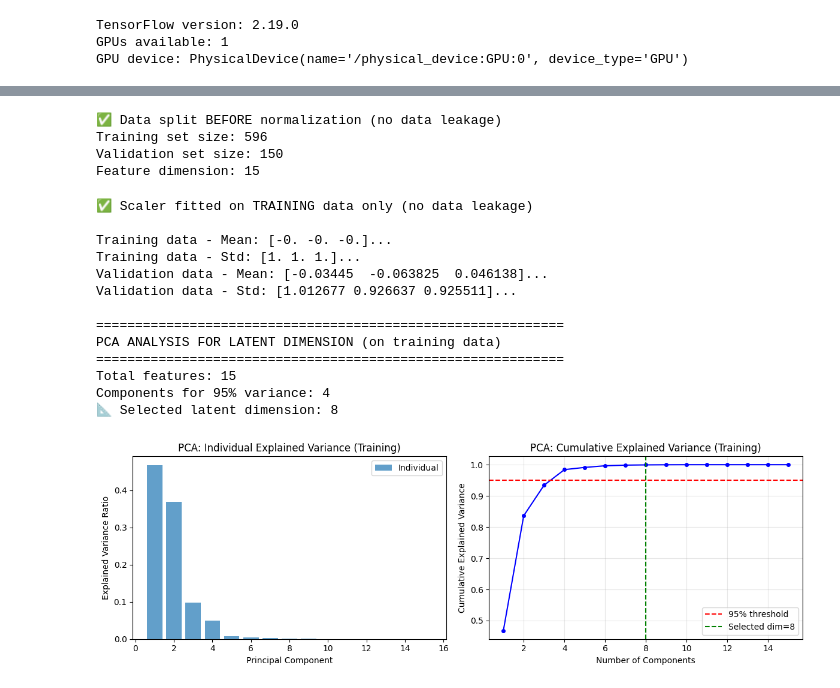
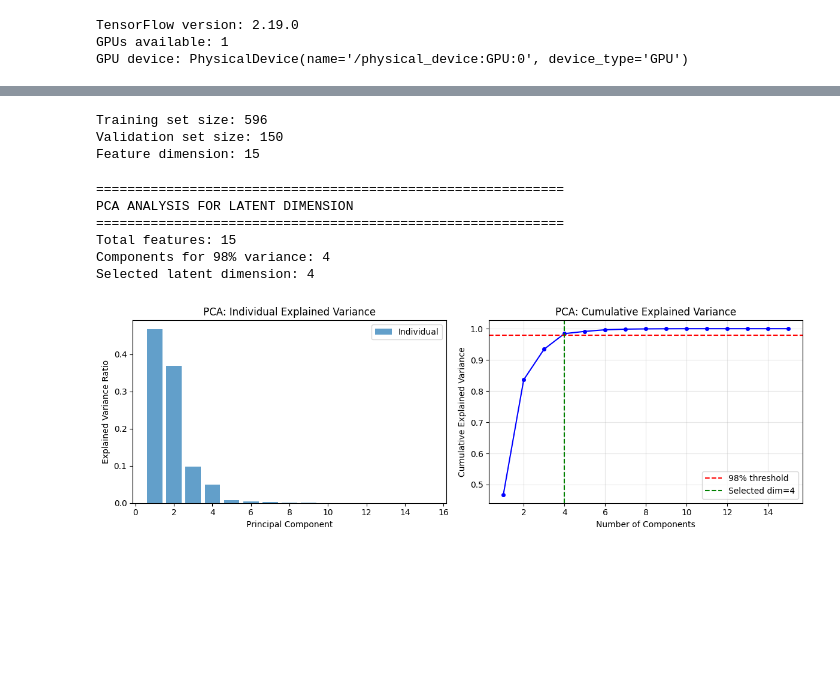
Before and after one commit to AMRAli-AG/coreX, a Jupyter notebook: AI/Notebooks/autoencider-model-matlab_v1.ipynb, the cells around one changed output, grey strips where cells are left out. Cells and saved outputs as stored; diff of their text form; code cells hidden in the pictures; blank space fills up the shorter version.

```diff
--- a/AI/Notebooks/autoencider-model-matlab_v1.ipynb
+++ b/AI/Notebooks/autoencider-model-matlab_v1.ipynb
@@ -93,7 +93,7 @@ def preprocess_data(df, add_noise=True, noise_std=0.001):
     Preprocess the robot joint dataset:
     1. Drop time column
     2. Ensure all numeric
-    3. Compute joint velocities if missing
+    3. Check joint velocities
     4. Optionally add Gaussian noise for robustness
     """
     df_proc = df.copy()
@@ -106,7 +106,7 @@ def preprocess_data(df, add_noise=True, noise_std=0.001):
 
     # 2. Ensure all columns are numeric
     for col in df_proc.columns:
-        df_proc[col] = pd.to_numeric(df_proc[col], errors='coerce')
+        df_proc[col] = pd.to_numeric(df_proc[col], errors='coerce') # Convert non-numeric to NaN
 
     # Drop rows with NaN
     initial_rows = len(df_proc)
@@ -114,28 +114,20 @@ def preprocess_data(df, add_noise=True, noise_std=0.001):
     if len(df_proc) < initial_rows:
         print(f"Dropped {initial_rows - len(df_proc)} rows with NaN values")
 
-    # 3. Check for velocity columns and compute if missing
+    # 3. Check for velocity columns
     joint_cols = [c for c in df_proc.columns if c.startswith('Q') and 'vel' not in c.lower()]
     vel_cols = [c for c in df_proc.columns if c.startswith('dQ') and 'vel' not in c.lower()]
 
     print(f"\nJoint angle columns found: {joint_cols}")
     print(f"Velocity columns found: {vel_cols}")
 
-    if len(vel_cols) == 0 and len(joint_cols) > 0:
-        print("\n⚠️  No velocity columns found - computing from finite differences...")
-        for jcol in joint_cols:
-            vel_col_name = f"{jcol}_vel"
-            # Compute velocity using finite differences (forward difference)
-            df_proc[vel_col_name] = df_proc[jcol].diff().fillna(0)
-        print(f"Created velocity columns: {[f'{j}_vel' for j in joint_cols]}")
-
     # 4. Optionally add small Gaussian noise for robustness
     if add_noise:
-        print(f"\n🔊 Adding Gaussian noise (std={noise_std}) for robustness...")
+        print(f"\nAdding Gaussian noise (std={noise_std}) for robustness...")
         noise = np.random.normal(0, noise_std, df_proc.shape)
         df_proc = df_proc + noise
 
-    print(f"\n✅ Final preprocessed shape: {df_proc.shape}")
+    print(f"\nFinal preprocessed shape: {df_proc.shape}")
     print(f"Final columns: {df_proc.columns.tolist()}")
 
     return df_proc
@@ -162,92 +154,75 @@ Final columns: ['Q1', 'Q2', 'Q3', 'Q4', 'Q5', 'Q6', 'dQ1', 'dQ2', 'dQ3', 'dQ4',
 # CELL 4: Train/Val Split FIRST (to avoid data leakage)
 # =============================================================================
 
-# IMPORTANT: Split BEFORE any preprocessing to avoid data leakage!
 X_raw = df_processed.values
 
 # Split data: 80% train, 20% validation
 X_train_raw, X_val_raw = train_test_split(X_raw, test_size=0.2, random_state=42)
 
-print(f"✅ Data split BEFORE normalization (no data leakage)")
 print(f"Training set size: {X_train_raw.shape[0]}")
 print(f"Validation set size: {X_val_raw.shape[0]}")
 print(f"Feature dimension: {X_train_raw.shape[1]}")
 # %% [output]
-✅ Data split BEFORE normalization (no data leakage)
 Training set size: 596
 Validation set size: 150
 Feature dimension: 15
 # %%
 # =============================================================================
-# CELL 5: Normalize Data (fit on TRAINING only!) & PCA Analysis
+# CELL 5: Normalize Data & PCA Analysis
 # =============================================================================
 
-# ✅ CORRECT: Fit scaler on TRAINING data only
 scaler = StandardScaler()
-X_train = scaler.fit_transform(X_train_raw)  # fit + transform on training
-X_val = scaler.transform(X_val_raw)          # only transform on validation
-
-print(f"✅ Scaler fitted on TRAINING data only (no data leakage)")
-print(f"\nTraining data - Mean: {X_train.mean(axis=0).round(6)[:3]}...")
-print(f"Training data - Std: {X_train.std(axis=0).round(6)[:3]}...")
-print(f"Validation data - Mean: {X_val.mean(axis=0).round(6)[:3]}...")  # Won't be exactly 0
-print(f"Validation data - Std: {X_val.std(axis=0).round(6)[:3]}...")    # Won't be exactly 1
+X_train = scaler.fit_transform(X_train_raw)
+X_val = scaler.transform(X_val_raw)
 
 # Use PCA on TRAINING data only to determine latent dimension
 pca_full = PCA()
-pca_full.fit(X_train)  # ✅ fit on training only
+pca_full.fit(X_train)
 
 cumulative_variance = np.cumsum(pca_full.explained_variance_ratio_)
 
-# Find number of components for 95% variance
-n_components_95 = np.argmax(cumulative_variance >= 0.95) + 1
+# Find number of components for 98% variance
+n_components = np.argmax(cumulative_variance >= 0.98) + 1
 
-# Bound between 8 and 16
-latent_dim = max(8, min(16, n_components_95))
+# Bound between 2 and 16
+latent_dim = max(2, min(16, n_components))
 
 print(f"\n{'='*60}")
-print("PCA ANALYSIS FOR LATENT DIMENSION (on training data)")
+print("PCA ANALYSIS FOR LATENT DIMENSION")
 print(f"{'='*60}")
 print(f"Total features: {X_train.shape[1]}")
-print(f"Components for 95% variance: {n_components_95}")
-print(f"📐 Selected latent dimension: {latent_dim}")
+print(f"Components for 98% variance: {n_components}")
+print(f"Selected latent dimension: {latent_dim}")
 
 # Plot explained variance
 fig, axes = plt.subplots(1, 2, figsize=(12, 4))
 
 axes[0].bar(range(1, len(pca_full.explained_variance_ratio_)+1),
             pca_full.explained_variance_ratio_, alpha=0.7, label='Individual')
 axes[0].set_xlabel('Principal Component')
 axes[0].set_ylabel('Explained Variance Ratio')
-axes[0].set_title('PCA: Individual Explained Variance (Training)')
+axes[0].set_title('PCA: Individual Explained Variance')
 axes[0].legend()
 
 axes[1].plot(range(1, len(cumulative_variance)+1), cumulative_variance, 'b-o', markersize=4)
-axes[1].axhline(y=0.95, color='r', linestyle='--', label='95% threshold')
+axes[1].axhline(y=0.98, color='r', linestyle='--', label='98% threshold')
 axes[1].axvline(x=latent_dim, color='g', linestyle='--', label=f'Selected dim={latent_dim}')
 axes[1].set_xlabel('Number of Components')
 axes[1].set_ylabel('Cumulative Explained Variance')
-axes[1].set_title('PCA: Cumulative Explained Variance (Training)')
+axes[1].set_title('PCA: Cumulative Explained Variance')
 axes[1].legend()
 axes[1].grid(True, alpha=0.3)
 
 plt.tight_layout()
 plt.show()
 # %% [output]
-✅ Scaler fitted on TRAINING data only (no data leakage)
-
-Training data - Mean: [-0. -0. -0.]...
-Training data - Std: [1. 1. 1.]...
-Validation data - Mean: [-0.03445  -0.063825  0.046138]...
-Validation data - Std: [1.012677 0.926637 0.925511]...
-
 ============================================================
-PCA ANALYSIS FOR LATENT DIMENSION (on training data)
+PCA ANALYSIS FOR LATENT DIMENSION
 ============================================================
 Total features: 15
-Components for 95% variance: 4
-📐 Selected latent dimension: 8
+Components for 98% variance: 4
+Selected latent dimension: 4
-[figure, old version]
+[figure, new version]
 # %%
 # =============================================================================
 # CELL 6: Define Autoencoder Architecture (TensorFlow/Keras)
```
Also changed, not shown: parts of 14 cells of this notebook, 6 other files.
